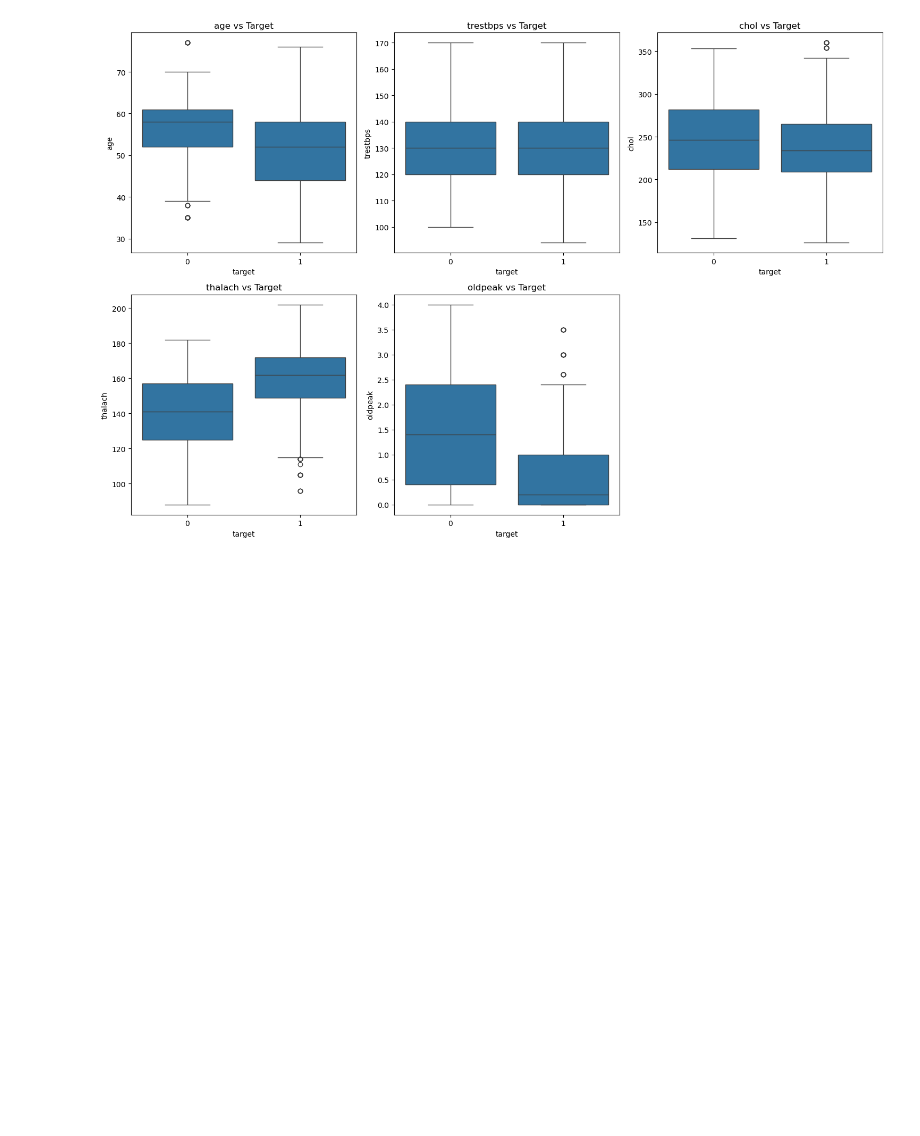
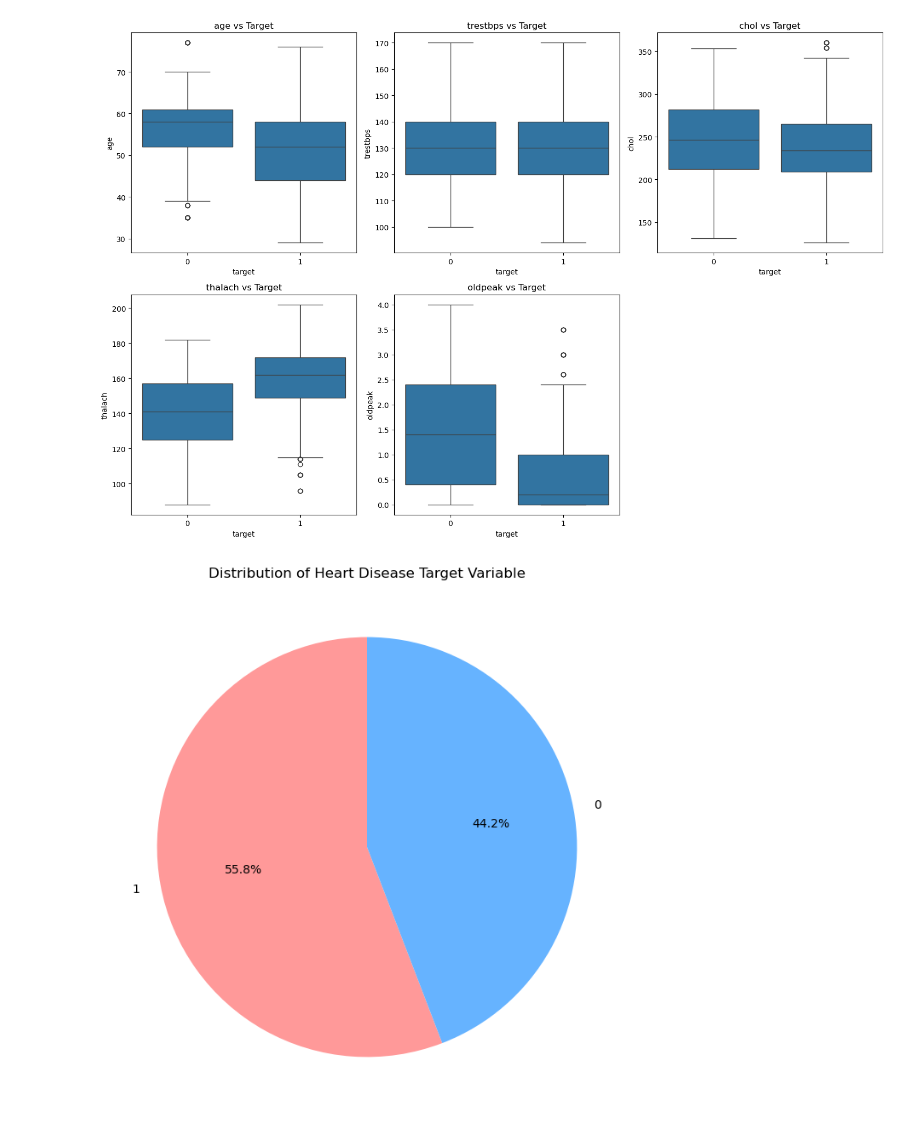
Before and after one commit to nenghakheng/Multi-Disease-Prediction, a Jupyter notebook: notebooks/EDA/heart_disease_eda.ipynb, the cells around one changed output. Drawn from its saved outputs; the diff is of its cells as text; code cells hidden in the pictures; blank space fills up the shorter version.

```diff
--- a/notebooks/EDA/heart_disease_eda.ipynb
+++ b/notebooks/EDA/heart_disease_eda.ipynb
@@ -321,3 +321,12 @@ plt.show()
 # %%
 # Save the new dataset
 bootstrapped_data.to_csv('../cleaned_datasets/heart-disease-cleaned.csv', index=False)
+# %%
+# Plot the target feature in pie chart
+plt.figure(figsize=(8, 8))
+target_counts = bootstrapped_data['target'].value_counts()
+plt.pie(target_counts, labels=target_counts.index, autopct='%1.1f%%', startangle=90, colors=['#ff9999','#66b3ff'])
+plt.title('Distribution of Heart Disease Target Variable')
+plt.show()
+# %% [output]
+[figure, added]
```
Also changed, not shown: 10 other files.
